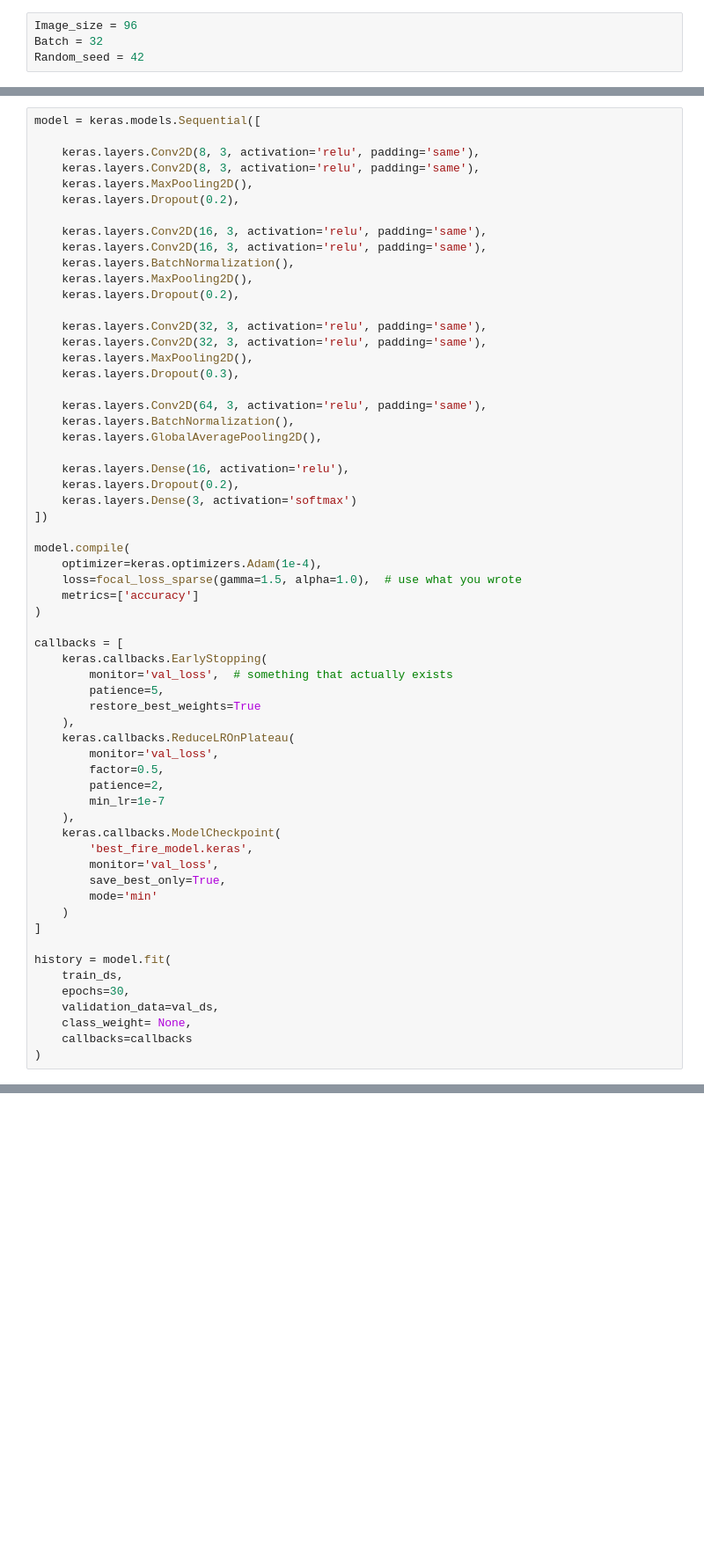
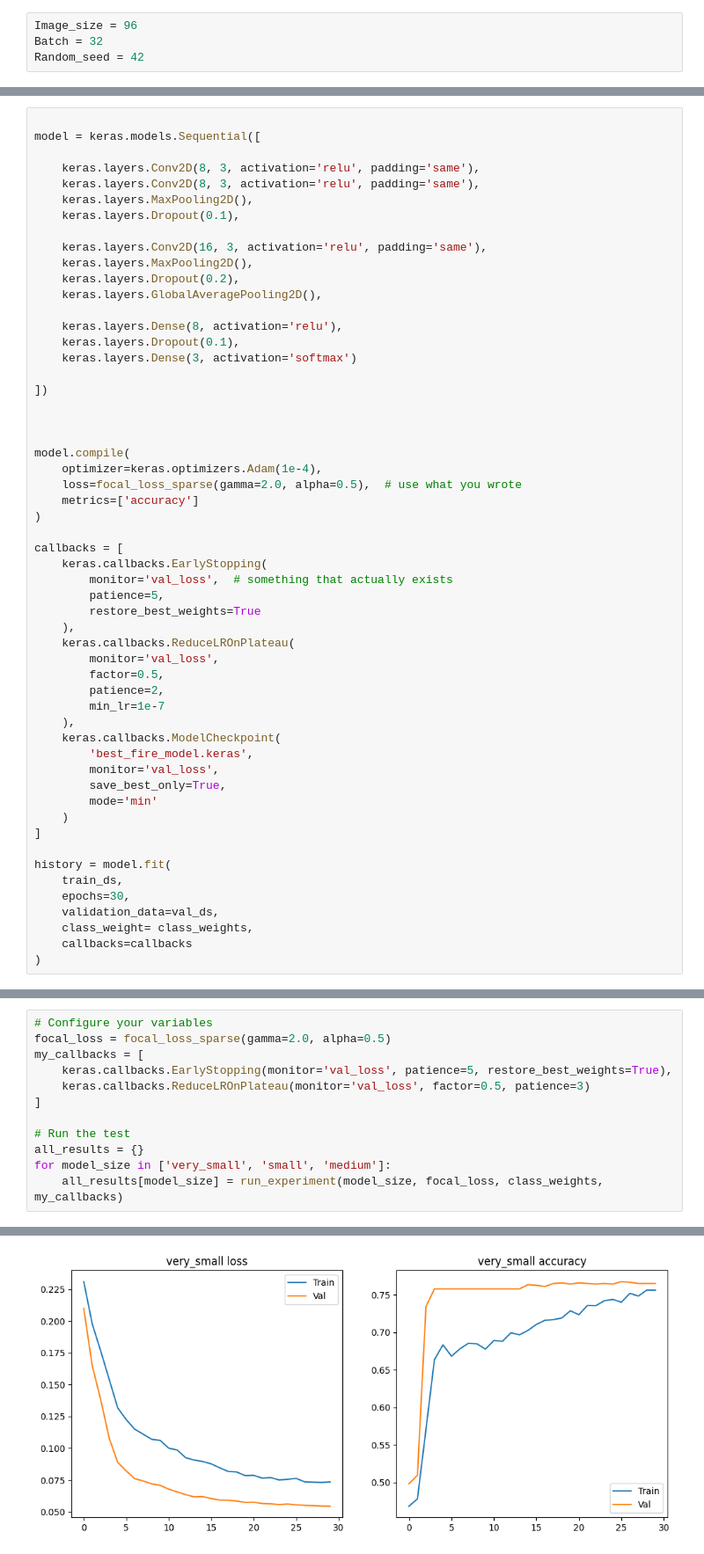
Before and after one commit to JaadTaymani/PHAS0056, a Jupyter notebook: D_Ternary.ipynb, the cells around one changed output, grey strips where cells are left out. Shown at 88% size. Saved outputs shown, nothing was run; the diff lists cells and outputs as text; blank space fills up the shorter version.

```diff
--- a/D_Ternary.ipynb
+++ b/D_Ternary.ipynb
@@ -168,34 +216,28 @@ Class weights: {0: 0.5849492151431209, 1: 1.1268231945926717, 2: 2.4813944379161
 # %%
+
 model = keras.models.Sequential([
 
     keras.layers.Conv2D(8, 3, activation='relu', padding='same'),
     keras.layers.Conv2D(8, 3, activation='relu', padding='same'),
     keras.layers.MaxPooling2D(),
-    keras.layers.Dropout(0.2),
+    keras.layers.Dropout(0.1),
 
     keras.layers.Conv2D(16, 3, activation='relu', padding='same'),
-    keras.layers.Conv2D(16, 3, activation='relu', padding='same'),
-    keras.layers.BatchNormalization(),
     keras.layers.MaxPooling2D(),
     keras.layers.Dropout(0.2),
-
-    keras.layers.Conv2D(32, 3, activation='relu', padding='same'),
-    keras.layers.Conv2D(32, 3, activation='relu', padding='same'),
-    keras.layers.MaxPooling2D(),
-    keras.layers.Dropout(0.3),
-
-    keras.layers.Conv2D(64, 3, activation='relu', padding='same'),
-    keras.layers.BatchNormalization(),
     keras.layers.GlobalAveragePooling2D(),
 
-    keras.layers.Dense(16, activation='relu'),
-    keras.layers.Dropout(0.2),
+    keras.layers.Dense(8, activation='relu'),
+    keras.layers.Dropout(0.1),
     keras.layers.Dense(3, activation='softmax')
+
 ])
+
+
 
 model.compile(
     optimizer=keras.optimizers.Adam(1e-4),
-    loss=focal_loss_sparse(gamma=1.5, alpha=1.0),  # use what you wrote
+    loss=focal_loss_sparse(gamma=2.0, alpha=0.5),  # use what you wrote
     metrics=['accuracy']
 )
 
@@ -223,7 +265,7 @@ history = model.fit(
     train_ds,
     epochs=30,
     validation_data=val_ds,
-    class_weight= None,
+    class_weight= class_weights,
     callbacks=callbacks
 )
 # %% [output]
@@ -315,0 +439,13 @@ Class 2: 0/182 leaked (0.0%)
+# %%
+# Configure your variables
+focal_loss = focal_loss_sparse(gamma=2.0, alpha=0.5)
+my_callbacks = [
+    keras.callbacks.EarlyStopping(monitor='val_loss', patience=5, restore_best_weights=True),
+    keras.callbacks.ReduceLROnPlateau(monitor='val_loss', factor=0.5, patience=3)
+]
+
+# Run the test
+all_results = {}
+for model_size in ['very_small', 'small', 'medium']:
+    all_results[model_size] = run_experiment(model_size, focal_loss, class_weights, my_callbacks)
+# %% [output]
@@ -315,0 +469 @@ Class 2: 0/182 leaked (0.0%)
+[figure, added]
```
Also changed, not shown: parts of 15 cells of this notebook, 2 other files.
